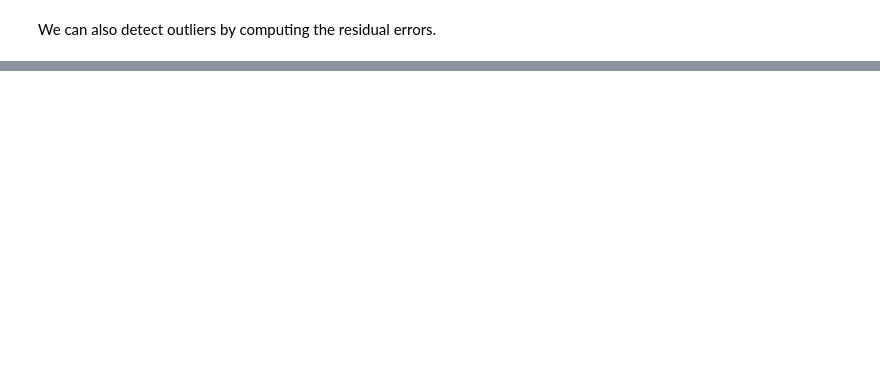
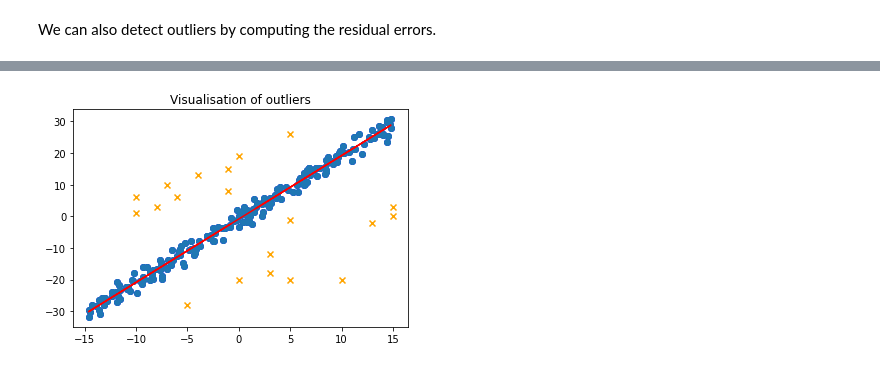
Before and after one commit to Baraa42/Elalami-Skakova-INM702-Coursework, a Jupyter notebook: Task2/task2_baraa_notebook.ipynb, the cells around one changed output, grey strips where cells are left out. Cells and saved outputs as stored; diff of their text form; code cells hidden in the pictures; blank space fills up the shorter version.

```diff
--- a/Task2/task2_baraa_notebook.ipynb
+++ b/Task2/task2_baraa_notebook.ipynb
@@ -328,0 +357,17 @@ print(indices)
+# %%
+## Defining a list of 20 outlier
+outliers = [(0,-20), (0,19), (5,-20), (5,26), (-5, -28), (10,-20),(15,0),(-10,6),(3,-18),(-6,6),(-1,8),(-7,10),(-1,15),(-10,1),(-4,13),(-8,3),(5,-1),(13,-2),(15,3),(3,-12)]
+x_outliers = np.array([outliers[i][0] for i in range(len(outliers))])
+y_outliers = np.array([outliers[i][1] for i in range(len(outliers))])
+Xo = np.concatenate((X[:,1],x_outliers), axis=0)
+yo = np.concatenate((y,y_outliers), axis=0)
+
+plt.scatter(X[:,1],y, c='blue')
+plt.scatter(x_outliers,y_outliers, c='orange', marker='x')
+plt.plot(X,a*X+b, c='red')
+plt.scatter(X[:,1],y)
+title = 'Visualisation of outliers'
+plt.title(title)
+plt.show();
+# %% [output]
+[figure, added]
```
Also changed, not shown: parts of 20 cells of this notebook, 1 other file.
